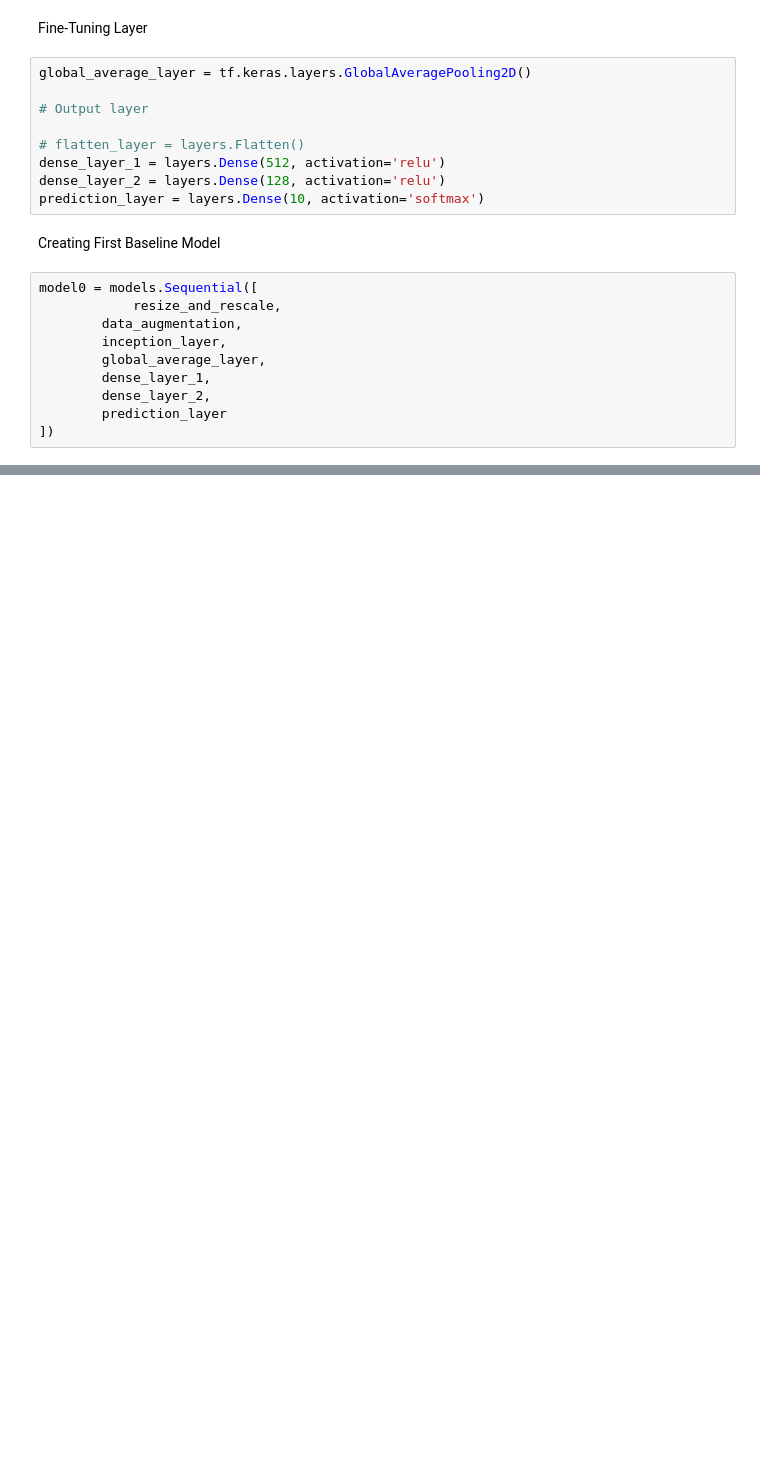
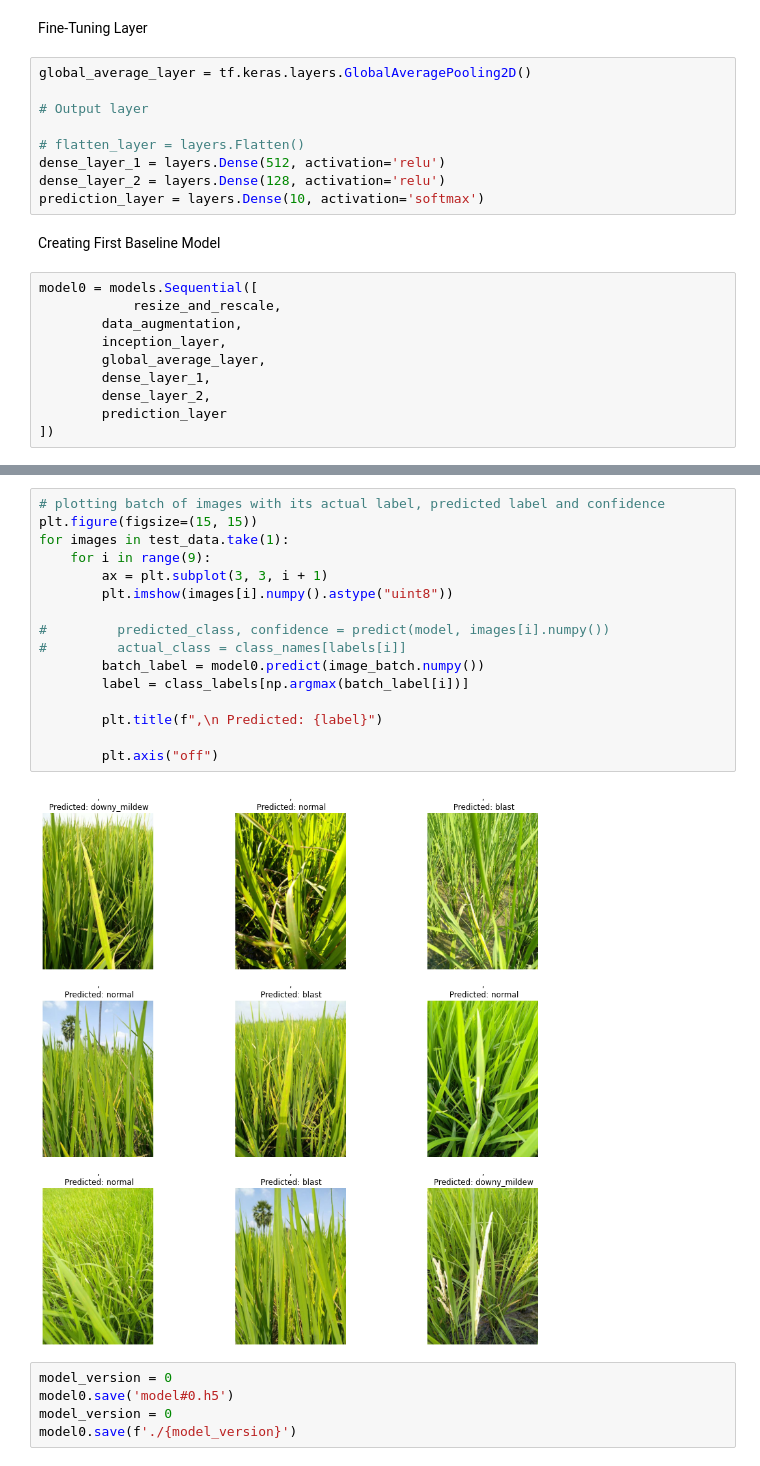
Before and after one commit to ugorjiizu/ML-AI-Works, a Jupyter notebook: ricepaddy.ipynb, the cells around one changed output, grey strips where cells are left out. Saved outputs shown, nothing was run; the diff lists cells and outputs as text; blank space fills up the shorter version.

```diff
--- a/ricepaddy.ipynb
+++ b/ricepaddy.ipynb
@@ -448,0 +532,23 @@ history = model0.fit(
+# %%
+# plotting batch of images with its actual label, predicted label and confidence
+plt.figure(figsize=(15, 15))
+for images in test_data.take(1):
+    for i in range(9):
+        ax = plt.subplot(3, 3, i + 1)
+        plt.imshow(images[i].numpy().astype("uint8"))
+
+#         predicted_class, confidence = predict(model, images[i].numpy())
+#         actual_class = class_names[labels[i]]
+        batch_label = model0.predict(image_batch.numpy())
+        label = class_labels[np.argmax(batch_label[i])]
+
+        plt.title(f",\n Predicted: {label}")
+
+        plt.axis("off")
+# %% [output]
+[figure, added]
+# %%
+model_version = 0
+model0.save('model#0.h5')
+model_version = 0
+model0.save(f'./{model_version}')
```
Also changed, not shown: parts of 19 cells of this notebook.
